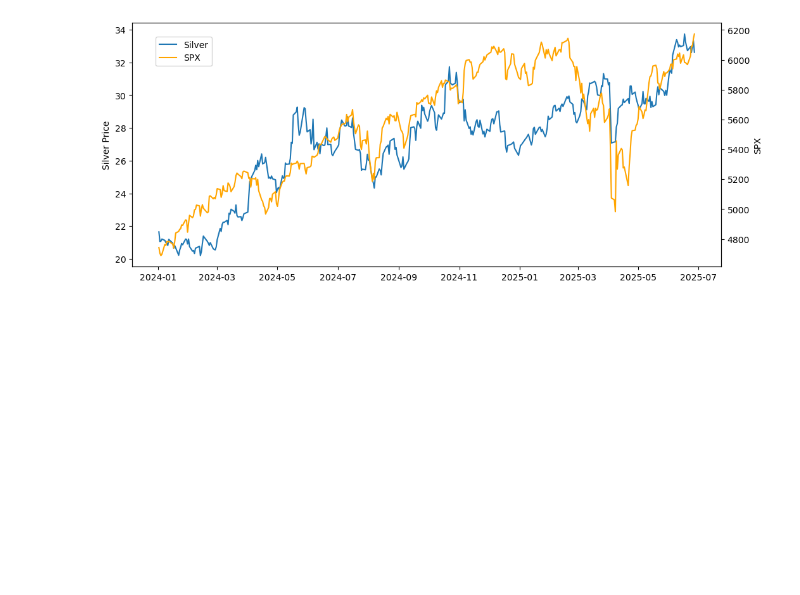
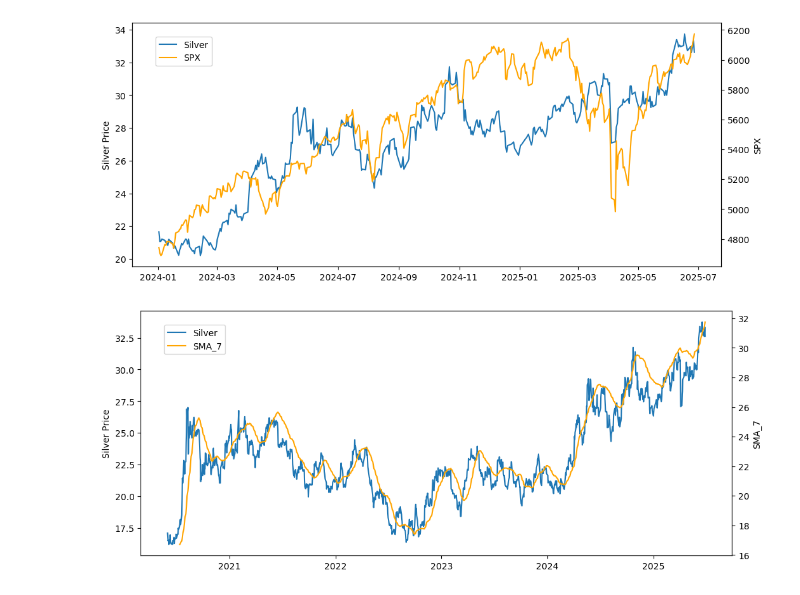
Before and after one commit to EliasOMacias/silverbugs, a Jupyter notebook: notebooks/Silver_Price_EDA.ipynb, the cells around one changed output. Saved outputs shown, nothing was run; the diff lists cells and outputs as text; code cells hidden in the pictures; blank space fills up the shorter version.

```diff
--- a/notebooks/Silver_Price_EDA.ipynb
+++ b/notebooks/Silver_Price_EDA.ipynb
@@ -141,3 +141,23 @@ fig.legend(loc = 'upper left',bbox_to_anchor = (0.15,0.85))
 plt.show()
 # %% [output]
 [figure]
+# %%
+x5 = price_features['Date']
+y5 = price_features['Close']
+y6 = price_features['SMA_7']
+# %%
+fig,ax1 = plt.subplots(figsize=(12,5))
+
+ax1.plot(x5,y5, label ='Silver')
+ax1.set_ylabel('Silver Price')
+
+
+ax2 = ax1.twinx()
+ax2.plot(x5,y6,label = 'SMA_7',color = 'Orange')
+ax2.set_ylabel('SMA_7')
+
+fig.legend(loc = 'upper left',bbox_to_anchor = (0.15,0.85))
+
+plt.show()
+# %% [output]
+[figure, added]
```
Also changed, not shown: parts of 6 cells of this notebook.
